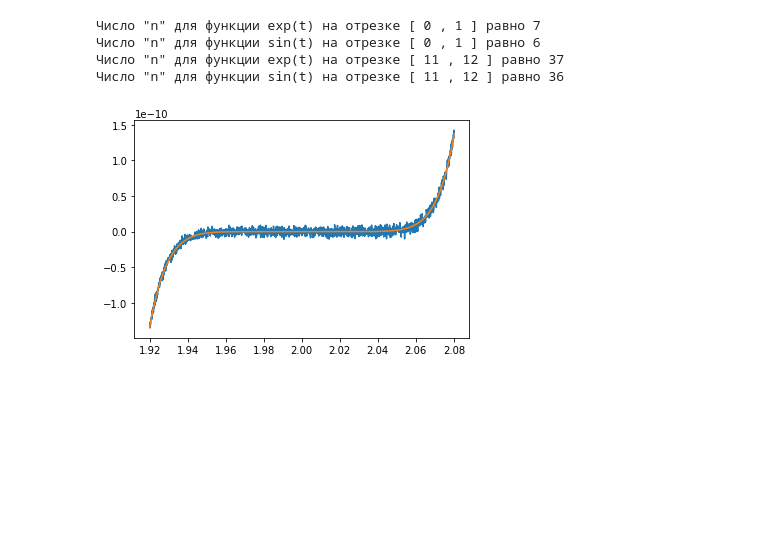
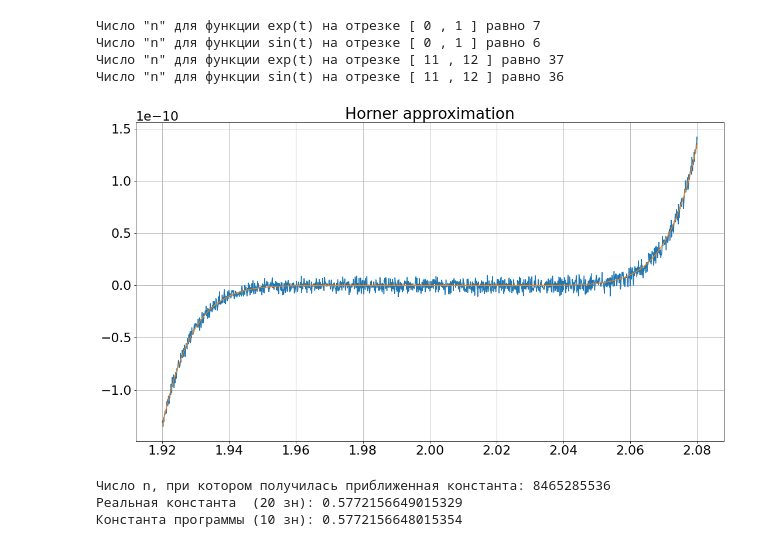
Before and after one commit to uf00led/comp_math, a Jupyter notebook: HW_1/Chapter_1.ipynb, the cells around one changed output. Cells and saved outputs as stored; diff of their text form; code cells hidden in the pictures; blank space fills up the shorter version.

```diff
--- a/HW_1/Chapter_1.ipynb
+++ b/HW_1/Chapter_1.ipynb
@@ -41,57 +41,67 @@ if __name__ == "MacLaren":
 import matplotlib.pyplot as plot
 import numpy as np
 
 __name__ = "Horner"
 
 def Horner(poly_coef, n, x):
     result = poly_coef[0]
     for i in range(1, n): result = result * x + poly_coef[i]
     return result
 
 def main():
     #Input Data
     polynom  = [1, -18, 144, -672, 2016, -4032, 5376, -4608, 2304, -512]
     interval = [1.92, 2.08]
     step     = 10 ** (-4)
 
     x_array  = np.arange(interval[0], interval[1] + step, step)
 
     #Values
     horner_value = Horner(polynom, len(polynom), x_array)
     poly_value   = (x_array - 2)**9
 
     #Graphs
+    plot.figure(figsize = (18, 10))
+    plot.title('Horner approximation')
+    plot.rc('font', **{'size' : 22})
     plot.plot(x_array, horner_value)
     plot.plot(x_array, poly_value)
+    plot.grid()
     plot.show()
 
 if __name__ == "Horner":
     main()
 # %% [output]
-[figure, old version]
+[figure, new version]
 # %%
+import math
+
 __name__ = "EulerConst"
 
+def main():
 #Input data
-eul_const = 0                       #our  Euler's constant
-eul_real  = 0.57721566490153286061  #real Euler's constant
-inner_sum = 0                       #Inner sum
-max_appr  = 1                       #Zero iteration
-error     = 10**(-10)               #Error of calc
+    eul_const = 0                       #our  Euler's constant
+    eul_real  = 0.57721566490153286061  #real Euler's constant
+    inner_sum = 0                       #Inner sum
+    max_appr  = 1                       #Zero iteration
+    error     = 10**(-10)               #Error of calc
 
-while (abs(eul_real - eul_const) >= error):
+    while (abs(eul_real - eul_const) >= error):
+        #As an option for n += 10, but it will take a longer time
+        #
+        #   for n in range(max_appr): inner_sum += 1/(n + 1)
+        #       inner_sum = 0
 
-    '''
-    As an option for n += 10, but it will take a longer time
+        inner_sum += 1 / max_appr
+        max_appr  += 1
+        eul_const  = inner_sum - math.log1p(max_appr)
 
-    for n in range(max_appr): inner_sum += 1/(n + 1)
-    inner_sum = 0
+    print('Число n, при котором получилась приближенная константа:', max_appr)
+    print('Реальная константа  (20 зн):', eul_real, '\nКонстанта программы (10 зн):', eul_const)
 
-    '''
-
-    inner_sum += 1 / max_appr
-    max_appr  += 1
-    eul_const  = inner_sum - math.log1p(max_appr)
-
-print('Число n, при котором получилась приближенная константа:', max_appr)
-print('Реальная константа  (20 зн):', eul_real, '\nКонстанта программы (10 зн):', eul_const)
+if __name__ == "EulerConst":
+    main()
+# %% [output]
+Число n, при котором получилась приближенная константа: 8465285536
+Реальная константа  (20 зн): 0.5772156649015329
+Константа программы (10 зн): 0.5772156648015354
```
Also changed, not shown: 1 other file.
